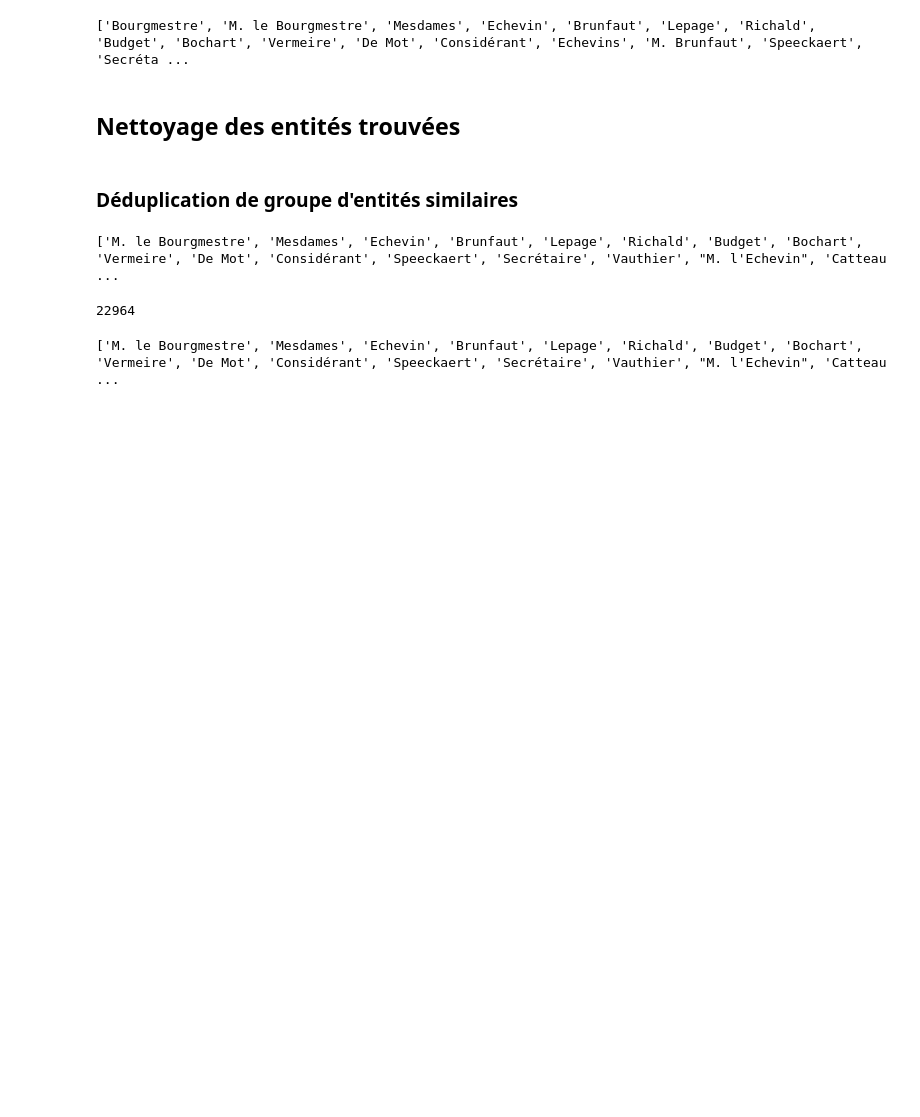
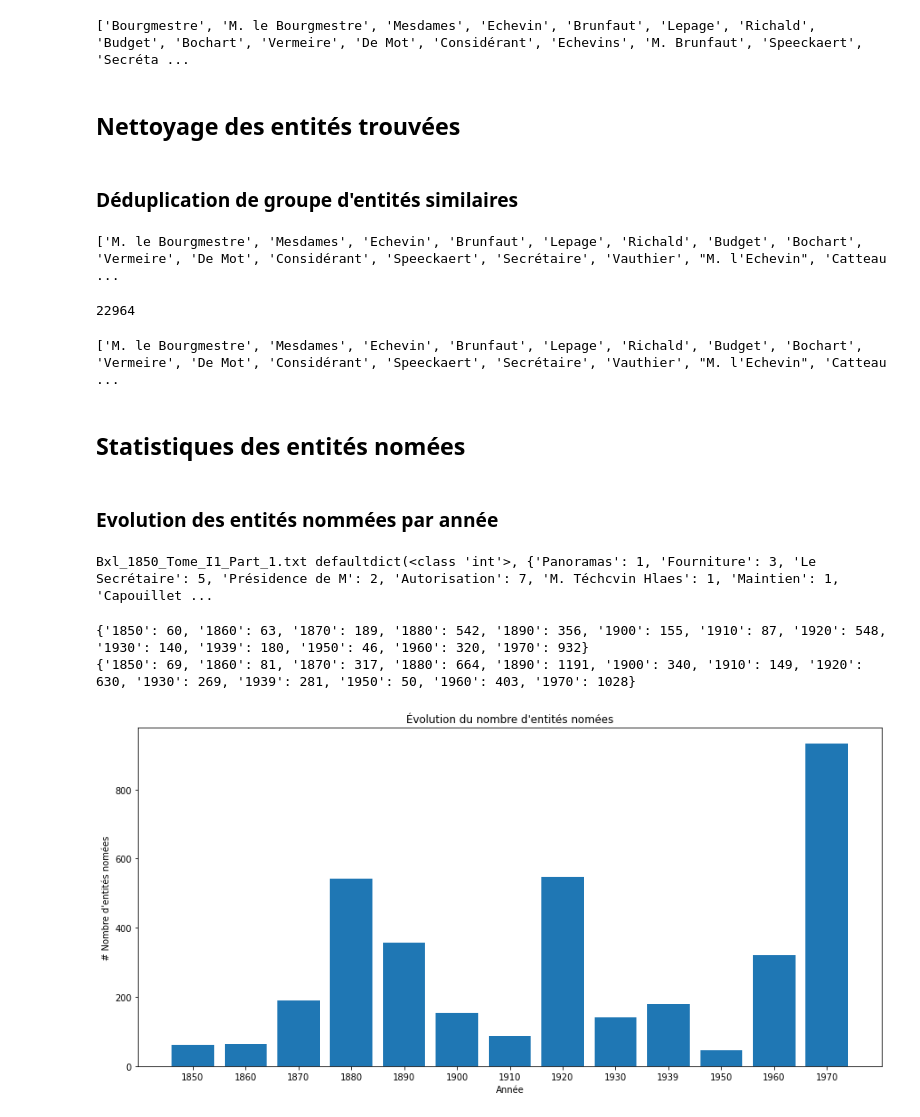
Before and after one commit to MariCanizo/tac, a Jupyter notebook: Travail Final/reconnaissance_entites.ipynb, the cells around one changed output. Drawn from its saved outputs; the diff is of its cells as text; code cells hidden in the pictures; blank space fills up the shorter version.

```diff
--- a/Travail Final/reconnaissance_entites.ipynb
+++ b/Travail Final/reconnaissance_entites.ipynb
@@ -242,2 +242,51 @@ print(list(dedup.keys())[:100])
 # %% [output]
 ['M. le Bourgmestre', 'Mesdames', 'Echevin', 'Brunfaut', 'Lepage', 'Richald', 'Budget', 'Bochart', 'Vermeire', 'De Mot', 'Considérant', 'Speeckaert', 'Secrétaire', 'Vauthier', "M. l'Echevin", 'Catteau ...
+# %% [markdown]
+## Statistiques des entités nomées
+# %% [markdown]
+### Evolution des entités nommées par année
+# %%
+# Dictionnaire de dictionnaire : contient comme key le nom du file, et le valeur est un dictionnaire avec les entités comme key et sa fréquence comme valeur
+# Traer de cada KEY (que es el file) el año, y traer sólo las frecuencias (valor) de las key (entités)
+i = 0
+
+for item in files_with_entities:
+    if i < 1 :
+        print(item, files_with_entities[item])
+        i += 1
+# %% [output]
+Bxl_1850_Tome_I1_Part_1.txt defaultdict(<class 'int'>, {'Panoramas': 1, 'Fourniture': 3, 'Le Secrétaire': 5, 'Présidence de M': 2, 'Autorisation': 7, 'M. Téchcvin Hlaes': 1, 'Maintien': 1, 'Capouillet ...
+# %%
+# Nombre d'entités sur chaque année
+entities_per_year = {}
+
+# Somme de toutes les répétitions de toutes les entités par an
+frequencies_per_year = {}
+
+for (file, entities) in files_with_entities.items():
+    # Detecter l'année du nom de fichier
+    year = file.split("_")[1]
+
+    # Chaque année, le nombre d'entités correspond au nombre de clés dans le dictionnaire
+    entities_per_year[year] = len(entities.keys())
+
+    # Itérer sur toutes les valeurs et les sommer
+    frequencies = 0
+    for freq in entities.values():
+        frequencies += freq
+    frequencies_per_year[year] = frequencies
+
+print(entities_per_year)
+print(frequencies_per_year)
+# %% [output]
+{'1850': 60, '1860': 63, '1870': 189, '1880': 542, '1890': 356, '1900': 155, '1910': 87, '1920': 548, '1930': 140, '1939': 180, '1950': 46, '1960': 320, '1970': 932}
+{'1850': 69, '1860': 81, '1870': 317, '1880': 664, '1890': 1191, '1900': 340, '1910': 149, '1920': 630, '1930': 269, '1939': 281, '1950': 50, '1960': 403, '1970': 1028}
+# %%
+plt.bar(range(len(entities_per_year)), list(entities_per_year.values()), align='center')
+plt.xticks(range(len(entities_per_year)), list(entities_per_year.keys()))
+plt.xlabel('Année')
+plt.ylabel("# Nombre d'entités nommées")
+plt.title("Evolution du nombre d'entités nommées")
+plt.show()
+# %% [output]
+[figure, added]
```
Also changed, not shown: parts of 7 cells of this notebook.
